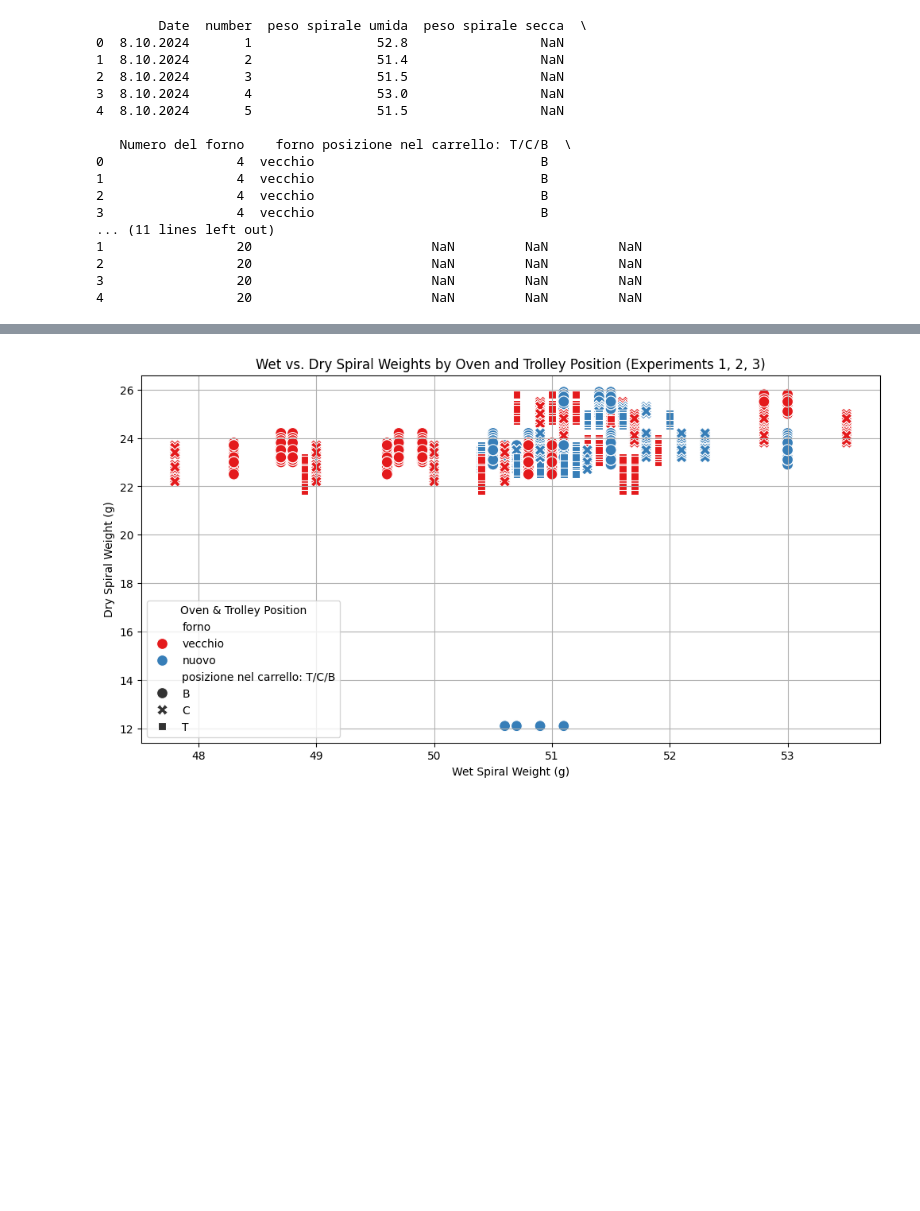
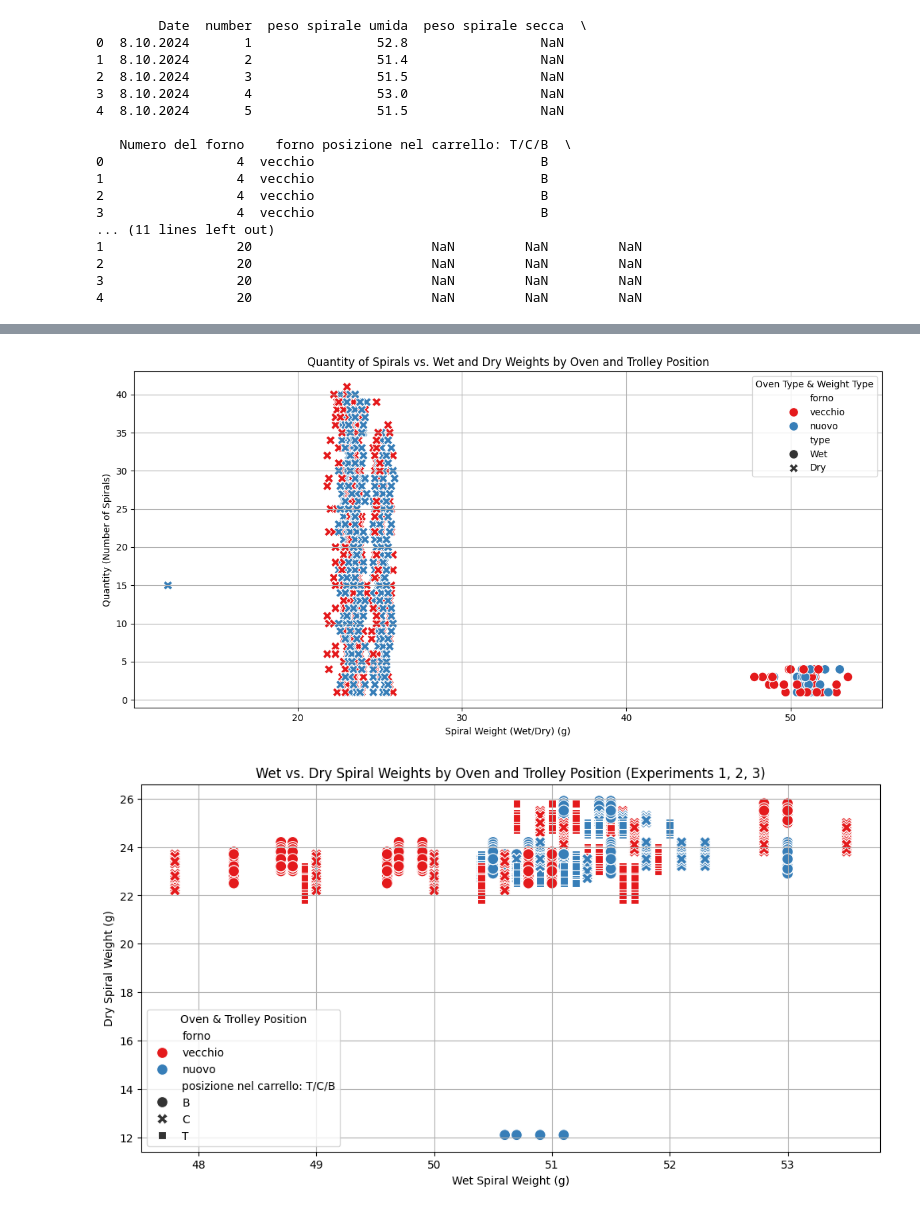
Before and after one commit to MaliheDahmardeh/ZB, a Jupyter notebook: ZB.ipynb, the cells around one changed output, grey strips where cells are left out. Cells and saved outputs as stored; diff of their text form; code cells hidden in the pictures; blank space fills up the shorter version.

```diff
--- a/ZB.ipynb
+++ b/ZB.ipynb
@@ -489,3 +582,53 @@ print(data.head())
+# %%
+import pandas as pd
+import numpy as np
+import matplotlib.pyplot as plt
+import seaborn as sns
+
+# Filter the data for experiments 1, 2, and 3
+experiments_filtered = data[data['numero di esperimento'].isin([1, 2, 3])]
+
+# Separate data for wet and dry spirals
+wet_data = experiments_filtered[['numero di esperimento', 'forno', 'posizione nel carrello: T/C/B', 'peso spirale umida']]
+dry_data = experiments_filtered[['numero di esperimento', 'forno', 'posizione nel carrello: T/C/B', 'peso spirale secca']]
+
+# Drop NaN values
+wet_data = wet_data.dropna(subset=['peso spirale umida'])
+dry_data = dry_data.dropna(subset=['peso spirale secca'])
+
+# Add a "spiral count" column (to track quantity of spirals)
+wet_data['quantity'] = wet_data.groupby(['numero di esperimento', 'forno', 'posizione nel carrello: T/C/B']).cumcount() + 1
+dry_data['quantity'] = dry_data.groupby(['numero di esperimento', 'forno', 'posizione nel carrello: T/C/B']).cumcount() + 1
+
+# Add identifiers for wet and dry weights
+wet_data['type'] = 'Wet'
+wet_data = wet_data.rename(columns={'peso spirale umida': 'weight'})
+dry_data['type'] = 'Dry'
+dry_data = dry_data.rename(columns={'peso spirale secca': 'weight'})
+
+# Combine wet and dry data into one DataFrame for plotting
+combined_data = pd.concat([wet_data, dry_data])
+
+# Scatter plot with wet and dry weights on x-axis and spiral quantity on y-axis
+plt.figure(figsize=(12, 6))
+sns.scatterplot(
+    data=combined_data,
+    x='weight',
+    y='quantity',
+    hue='forno',  # Color for oven type
+    style='type',  # Marker style for wet/dry
+    palette='Set1',
+    s=100
+)
+plt.title("Quantity of Spirals vs. Wet and Dry Weights by Oven and Trolley Position")
+plt.xlabel("Spiral Weight (Wet/Dry) (g)")
+plt.ylabel("Quantity (Number of Spirals)")
+plt.legend(title="Oven Type & Weight Type")
+plt.grid(True)
+plt.tight_layout()
+plt.show()
+# %% [output]
+[figure, added]
 # %%
 import pandas as pd
 import numpy as np
```
Also changed, not shown: parts of 3 cells of this notebook.
